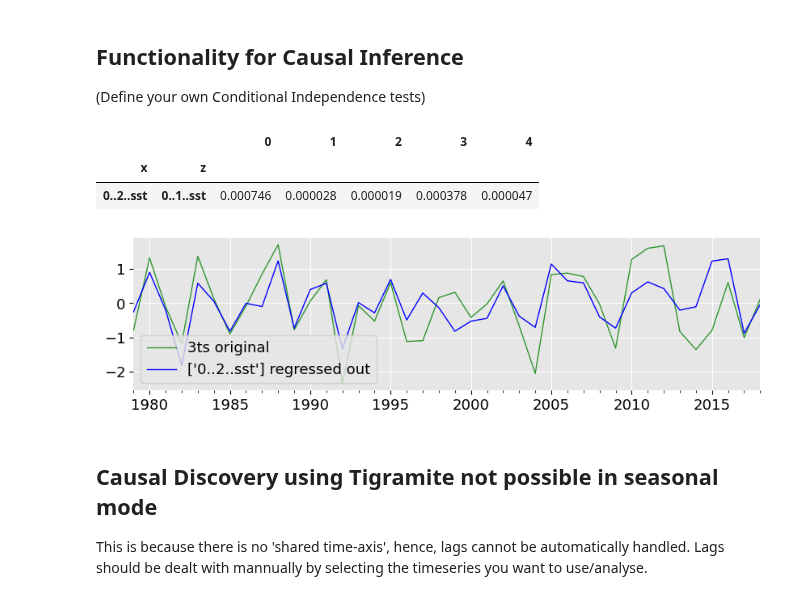
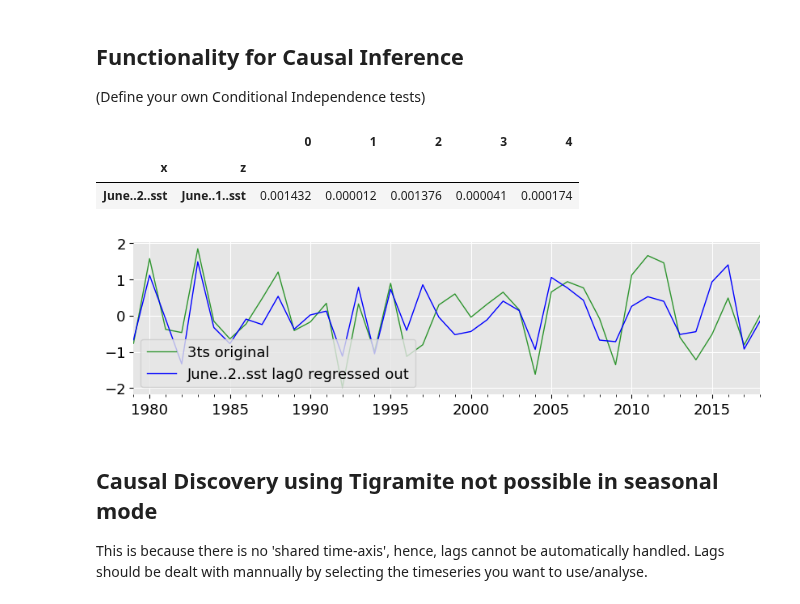
Before and after one commit to semvijverberg/RGCPD, a Jupyter notebook: seasonal_mode.ipynb, the cells around one changed output. Drawn from its saved outputs; the diff is of its cells as text; code cells hidden in the pictures.

Commit message:
Added example of combined lead-time models

```diff
--- a/seasonal_mode.ipynb
+++ b/seasonal_mode.ipynb
@@ -47,13 +46,13 @@ Image(filename = "./data/seasonal_mode_DJF.png", width = 600, height = 300)
 # define analysis:
 list_for_MI = [BivariateMI(name='sst', func=class_BivariateMI.corr_map,
                            alpha=.05, FDR_control=True,
-                           lags=np.array([['06-01', '08-31'], ['01-01', '05-31']]), # <- selecting time-mean-periods
+                           lags=np.array([['06-01', '06-30'], ['05-01', '05-31'], ['04-01', '04-30']]), # <- selecting time-mean-periods
                            distance_eps=700, min_area_in_degrees2=4)]
 
 rg = RGCPD(list_of_name_path=list_of_name_path,
            list_for_MI=list_for_MI,
            tfreq=None, # <- seasonal forecasting mode, set tfreq to None!
-           start_end_TVdate=('06-01', '08-31'), # <- defining JJA target period
+           start_end_TVdate=('07-01', '08-31'), # <- defining JJA target period
            path_outmain=os.path.join(main_dir,'data'))
 
 rg.pp_TV(TVdates_aggr=True) # <- start_end_TVdate defineds aggregated over period
@@ -219,21 +223,21 @@ rg.df_data
 import wrapper_PCMCI
 corr, pvals = wrapper_PCMCI.df_data_Parcorr(rg.df_data,
                                             target='3ts',
-                                            keys=['0..2..sst'],
-                                            z_keys=['0..1..sst'])
+                                            keys=['June..2..sst'],
+                                            z_keys=['June..1..sst'])
 pvals
 # %% [output]
 |  |  | 0 | 1 | 2 | 3 | 4 |
 | x | z |  |  |  |  |  |
-| 0..2..sst | 0..1..sst | 0.000746 | 0.000028 | 0.000019 | 0.000378 | 0.000047 |
+| June..2..sst | June..1..sst | 0.001432 | 0.000012 | 0.001376 | 0.000041 | 0.000174 |
 # %%
 df_trans = rg.transform_df_data()
 
 df_z_removed = wrapper_PCMCI.df_data_remove_z(df_trans,
                                               keys=['3ts'],
-                                              z=['0..2..sst'])
+                                              z_keys=['June..2..sst'])
 # %% [output]
-[figure, old version]
+[figure, new version]
 # %% [markdown]
 ## Causal Discovery using Tigramite not possible in seasonal mode
 This is because there is no 'shared time-axis', hence, lags cannot be automatically handled.
```
Also changed, not shown: parts of 32 cells of this notebook, 3 other files.
